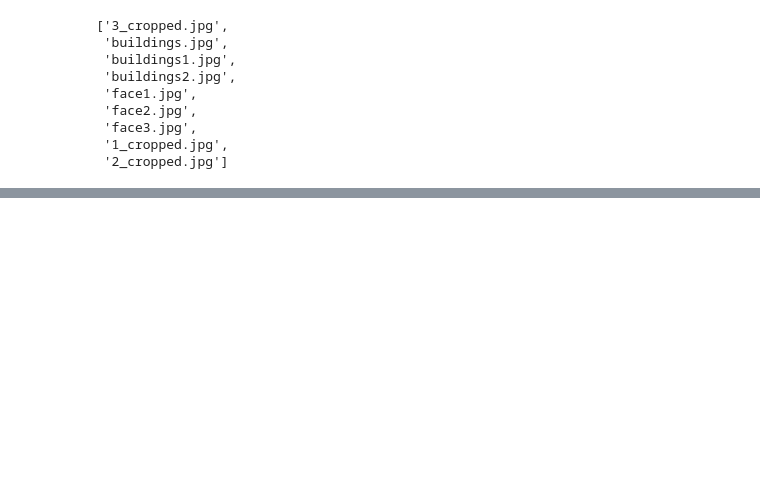
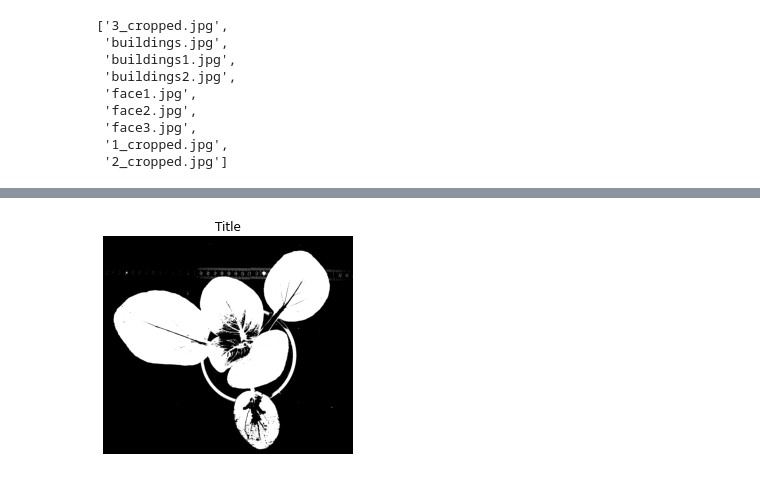
Before and after one commit to nasserdr/leaves_coverage, a Jupyter notebook: leaves_areas.ipynb, the cells around one changed output, grey strips where cells are left out. Cells and saved outputs as stored; diff of their text form; code cells hidden in the pictures; blank space fills up the shorter version.

Commit message:
updated README and leaves_areas

```diff
--- a/leaves_areas.ipynb
+++ b/leaves_areas.ipynb
@@ -43,0 +60,6 @@ files
+# %%
+#Let's try to segment the leaves using the red channel
+red_thresh = (im1_red < 75) & (im1_red > 25)
+show_image(red_thresh)
+# %% [output]
+[figure, added]
```
Also changed, not shown: parts of 11 cells of this notebook, 1 other file.
